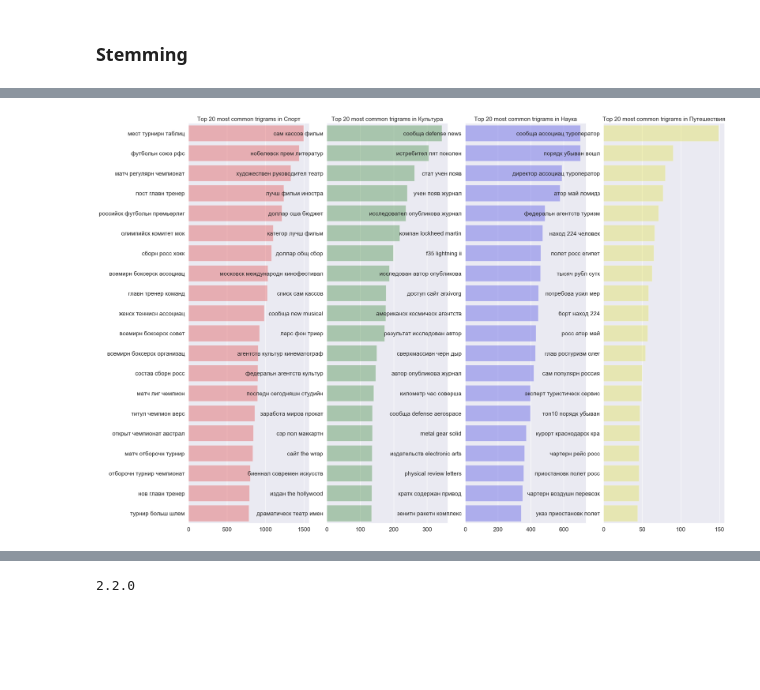
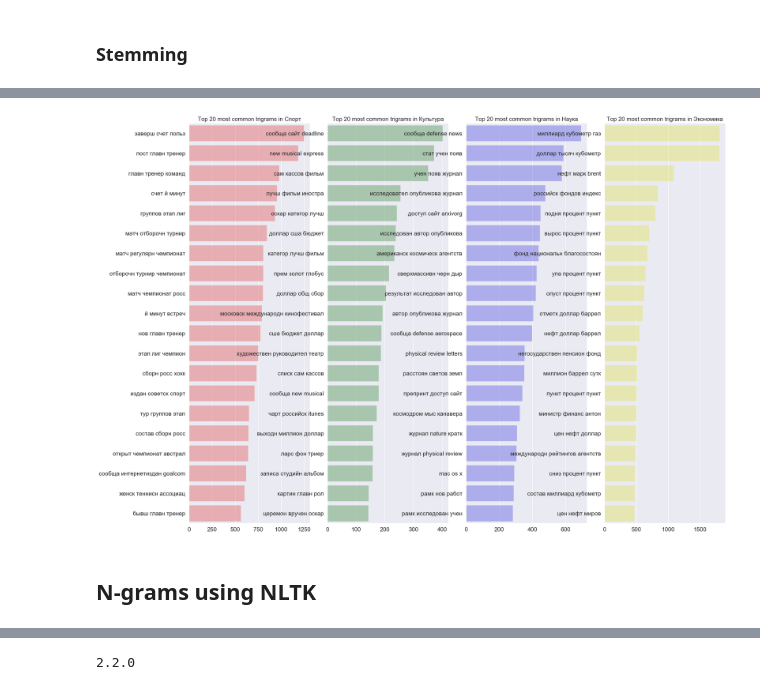
Before and after one commit to annulet/test_nlp, a Jupyter notebook: EDA_and_data_mining_part_2.ipynb, the cells around one changed output, grey strips where cells are left out. Saved outputs shown, nothing was run; the diff lists cells and outputs as text; code cells hidden in the pictures; blank space fills up the shorter version.

```diff
--- a/EDA_and_data_mining_part_2.ipynb
+++ b/EDA_and_data_mining_part_2.ipynb
@@ -111,0 +114,14 @@ Name: processed_text, dtype: object
+# %%
+%%time
+STOPWORDS = set(stop_words.get_stop_words('ru'))
+
+
+def remove_stopwords(text, stopwords):
+    token = [token for token in text.split() if token not in stopwords]
+    return token
+
+
+data['processed_text'] = data['processed_text'].apply(
+    lambda x:  (remove_stopwords(x, STOPWORDS))
+)
+data['processed_text'].head(2)
@@ -125,6 +163,0 @@ It is a super slow way to lemmatize more than 100 000 of texts. I tried running
-# %%
-%%time
-data['processed_text'] = data['processed_text'].apply(
-    lambda x:  nltk.word_tokenize(x)
-)
-data['processed_text'].head(2)
@@ -372,7 +391,7 @@ plt.show()
 sport_trigrams = defaultdict(int)
 culture_trigrams = defaultdict(int)
 sci_trigrams = defaultdict(int)
-travel_trigrams = defaultdict(int)
+economy_trigrams = defaultdict(int)
 
 for text in data.loc[data['topic'] == 'Спорт', 'processed_text']:
     for word in generate_ngrams(text, 3):
@@ -386,31 +405,31 @@ for text in data.loc[data['topic'] == 'Наука и техника', 'processed
     for word in generate_ngrams(text, 3):
         sci_trigrams[word] += 1
 
-for text in data.loc[data['topic'] == 'Путешествия', 'processed_text']:
+for text in data.loc[data['topic'] == 'Экономика', 'processed_text']:
     for word in generate_ngrams(text, 3):
-        travel_trigrams[word] += 1
+        economy_trigrams[word] += 1
 
 sport_trigrams_keys = set(sport_trigrams.keys())
 culture_trigrams_keys = set(culture_trigrams.keys())
 sci_trigrams_keys = set(sci_trigrams.keys())
-travel_trigrams_keys = set(travel_trigrams.keys())
+economy_trigrams_keys = set(economy_trigrams.keys())
 
-trique_sport_trigrams = sport_trigrams_keys - culture_trigrams_keys - sci_trigrams_keys - travel_trigrams_keys
-trique_sport_trigrams = {k : v for k, v in iter(sport_trigrams.items()) if k in trique_sport_trigrams}
+unique_sport_trigrams = sport_trigrams_keys - culture_trigrams_keys - sci_trigrams_keys - economy_trigrams_keys
+unique_sport_trigrams = {k : v for k, v in iter(sport_trigrams.items()) if k in unique_sport_trigrams}
 
-trique_culture_trigrams = culture_trigrams_keys - sci_trigrams_keys - travel_trigrams_keys - sport_trigrams_keys
-trique_culture_trigrams = {k : v for k, v in iter(culture_trigrams.items()) if k in trique_culture_trigrams}
+unique_culture_trigrams = culture_trigrams_keys - sci_trigrams_keys - economy_trigrams_keys - sport_trigrams_keys
+unique_culture_trigrams = {k : v for k, v in iter(culture_trigrams.items()) if k in unique_culture_trigrams}
 
-trique_sci_trigrams = sci_trigrams_keys - travel_trigrams_keys - sport_trigrams_keys - culture_trigrams_keys
-trique_sci_trigrams = {k : v for k, v in iter(sci_trigrams.items()) if k in trique_sci_trigrams}
+unique_sci_trigrams = sci_trigrams_keys - economy_trigrams_keys - sport_trigrams_keys - culture_trigrams_keys
+unique_sci_trigrams = {k : v for k, v in iter(sci_trigrams.items()) if k in unique_sci_trigrams}
 
-trique_travel_trigrams = travel_trigrams_keys - sport_trigrams_keys - culture_trigrams_keys - sci_trigrams_keys
-trique_travel_trigrams = {k : v for k, v in iter(travel_trigrams.items()) if k in trique_travel_trigrams}
+unique_economy_trigrams = economy_trigrams_keys - sport_trigrams_keys - culture_trigrams_keys - sci_trigrams_keys
+unique_economy_trigrams = {k : v for k, v in iter(economy_trigrams.items()) if k in unique_economy_trigrams}
 
-df_sport_trigrams = pd.DataFrame(sorted(trique_sport_trigrams.items(), key=lambda x: x[1])[::-1])
-df_culture_trigrams = pd.DataFrame(sorted(trique_culture_trigrams.items(), key=lambda x: x[1])[::-1])
-df_sci_trigrams = pd.DataFrame(sorted(trique_sci_trigrams.items(), key=lambda x: x[1])[::-1])
-df_travel_trigrams = pd.DataFrame(sorted(trique_travel_trigrams.items(), key=lambda x: x[1])[::-1])
+df_sport_trigrams = pd.DataFrame(sorted(unique_sport_trigrams.items(), key=lambda x: x[1])[::-1])
+df_culture_trigrams = pd.DataFrame(sorted(unique_culture_trigrams.items(), key=lambda x: x[1])[::-1])
+df_sci_trigrams = pd.DataFrame(sorted(unique_sci_trigrams.items(), key=lambda x: x[1])[::-1])
+df_economy_trigrams = pd.DataFrame(sorted(unique_economy_trigrams.items(), key=lambda x: x[1])[::-1])
 
 fig, axes = plt.subplots(ncols=4, figsize=(20, 15), dpi=100)
 plt.tight_layout()
@@ -428,34 +447,36 @@ sns.barplot(
     ax=axes[1],
     color='green',
     alpha=0.3
 )
 sns.barplot(
     y=df_sci_trigrams[0].values[:N],
     x=df_sci_trigrams[1].values[:N],
     ax=axes[2],
     color='blue',
     alpha=0.3
 )
 sns.barplot(
-    y=df_travel_trigrams[0].values[:N],
-    x=df_travel_trigrams[1].values[:N],
+    y=df_economy_trigrams[0].values[:N],
+    x=df_economy_trigrams[1].values[:N],
     ax=axes[3],
     color='yellow',
     alpha=0.3
 )
 
 for i in range(4):
     axes[i].spines['right'].set_visible(False)
     axes[i].set_xlabel('')
     axes[i].set_ylabel('')
     axes[i].tick_params(axis='x', labelsize=15)
     axes[i].tick_params(axis='y', labelsize=15)
 
 axes[0].set_title(f'Top {N} most common trigrams in Спорт', fontsize=15)
 axes[1].set_title(f'Top {N} most common trigrams in Культура', fontsize=15)
 axes[2].set_title(f'Top {N} most common trigrams in Наука', fontsize=15)
-axes[3].set_title(f'Top {N} most common trigrams in Путешествия', fontsize=15)
+axes[3].set_title(f'Top {N} most common trigrams in Экономика', fontsize=15)
 
 plt.show()
 # %% [output]
-[figure, old version]
+[figure, new version]
+# %% [markdown]
+## N-grams using NLTK
```
Also changed, not shown: parts of 60 cells of this notebook.
